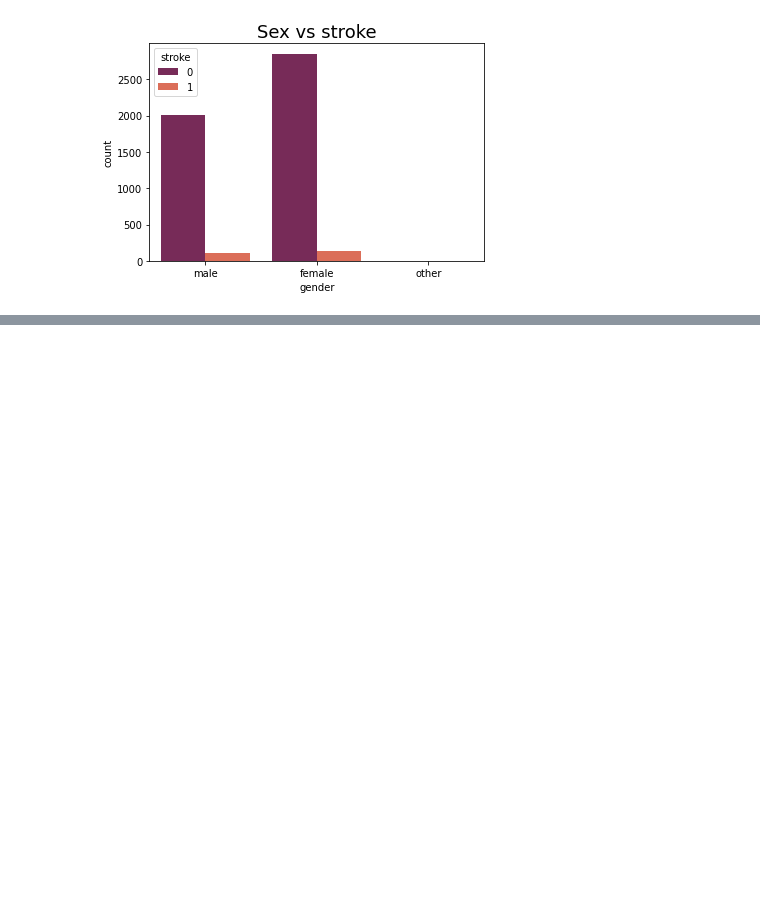
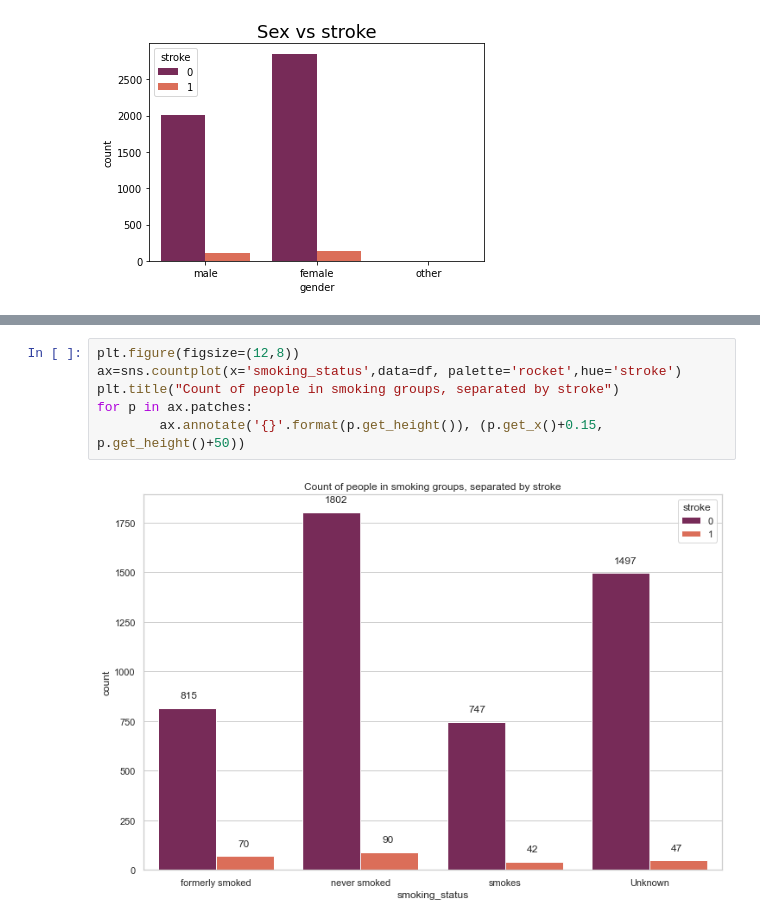
Before and after one commit to augasauruss/Python_mokymai, a Jupyter notebook: 1_paskaita.ipynb/Baigiamasis_darbas.ipynb, the cells around one changed output, grey strips where cells are left out. Drawn from its saved outputs; the diff is of its cells as text; blank space fills up the shorter version.

```diff
--- a/1_paskaita.ipynb/Baigiamasis_darbas.ipynb
+++ b/1_paskaita.ipynb/Baigiamasis_darbas.ipynb
@@ -159,0 +227,8 @@ plt.show()
+# %%
+plt.figure(figsize=(12,8))
+ax=sns.countplot(x='smoking_status',data=df, palette='rocket',hue='stroke')
+plt.title("Count of people in smoking groups, separated by stroke")
+for p in ax.patches:
+        ax.annotate('{}'.format(p.get_height()), (p.get_x()+0.15, p.get_height()+50))
+# %% [output]
+[figure, added]
```
Also changed, not shown: parts of 19 cells of this notebook.
